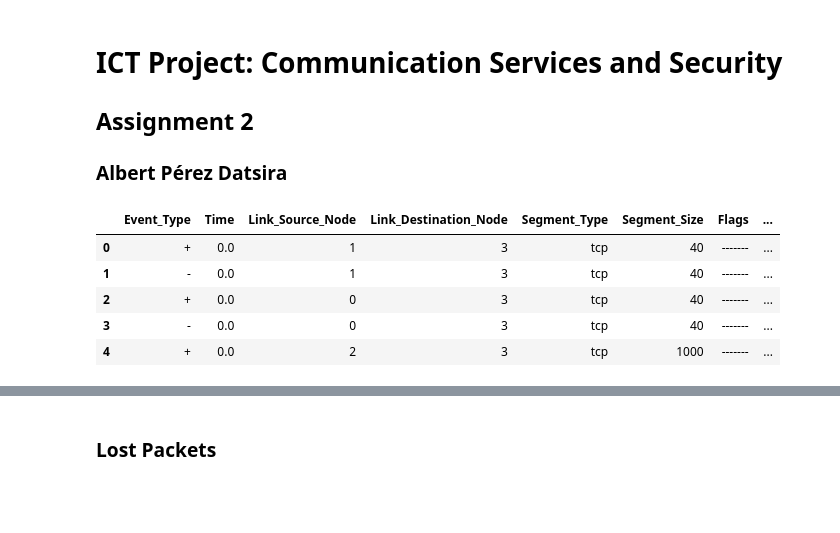
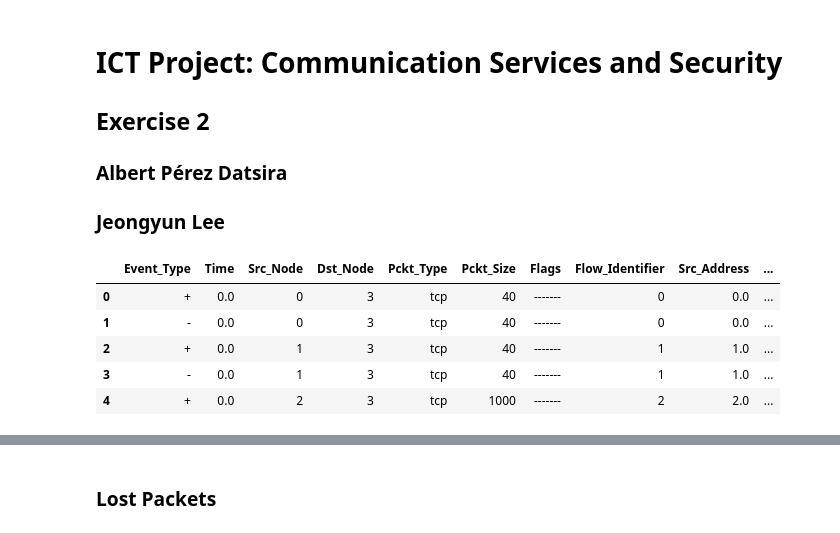
Before and after one commit to albeertito7/Communication-Services-and-Security, a Jupyter notebook: exercise2/process-data.ipynb, the cells around one changed output, grey strips where cells are left out. Saved outputs shown, nothing was run; the diff lists cells and outputs as text; code cells hidden in the pictures; blank space fills up the shorter version.

```diff
--- a/exercise2/process-data.ipynb
+++ b/exercise2/process-data.ipynb
@@ -1,22 +1,22 @@
 # %% [markdown]
 # ICT Project: Communication Services and Security
-## Assignment 2
+## Exercise 2
 
 ### Albert Pérez Datsira
+### Jeongyun Lee
 # %%
 import matplotlib.pyplot as plt
 import numpy as np
 import pandas as pd
 # %%
-header = ['Event_Type', 'Time', 'Link_Source_Node', 'Link_Destination_Node', 'Segment_Type', 'Segment_Size', 'Flags', 'Flow_Identifier', 'Segment_Source_Address', 'Segment_Destination_Address', 'Segment_Number', 'Segment_Identifier']
-
+header = ['Event_Type', 'Time', 'Src_Node', 'Dst_Node', 'Pckt_Type', 'Pckt_Size', 'Flags', 'Flow_Identifier', 'Src_Address', 'Dst_Address', 'Pckt_Number', 'Pckt_Identifier']
 df = pd.read_csv('sim-trace.tr', sep=' ', names = header)
 
-df.head()
+df.head() # show first 5 rows
 # %% [output]
-|  | Event_Type | Time | Link_Source_Node | Link_Destination_Node | Segment_Type | Segment_Size | Flags | ... |
-| 0 | + | 0.0 | 1 | 3 | tcp | 40 | ------- | ... |
-| 1 | - | 0.0 | 1 | 3 | tcp | 40 | ------- | ... |
-| 2 | + | 0.0 | 0 | 3 | tcp | 40 | ------- | ... |
-| 3 | - | 0.0 | 0 | 3 | tcp | 40 | ------- | ... |
-| 4 | + | 0.0 | 2 | 3 | tcp | 1000 | ------- | ... |
+|  | Event_Type | Time | Src_Node | Dst_Node | Pckt_Type | Pckt_Size | Flags | Flow_Identifier | Src_Address | ... |
+| 0 | + | 0.0 | 0 | 3 | tcp | 40 | ------- | 0 | 0.0 | ... |
+| 1 | - | 0.0 | 0 | 3 | tcp | 40 | ------- | 0 | 0.0 | ... |
+| 2 | + | 0.0 | 1 | 3 | tcp | 40 | ------- | 1 | 1.0 | ... |
+| 3 | - | 0.0 | 1 | 3 | tcp | 40 | ------- | 1 | 1.0 | ... |
+| 4 | + | 0.0 | 2 | 3 | tcp | 1000 | ------- | 2 | 2.0 | ... |
```
Also changed, not shown: parts of 9 cells of this notebook.
